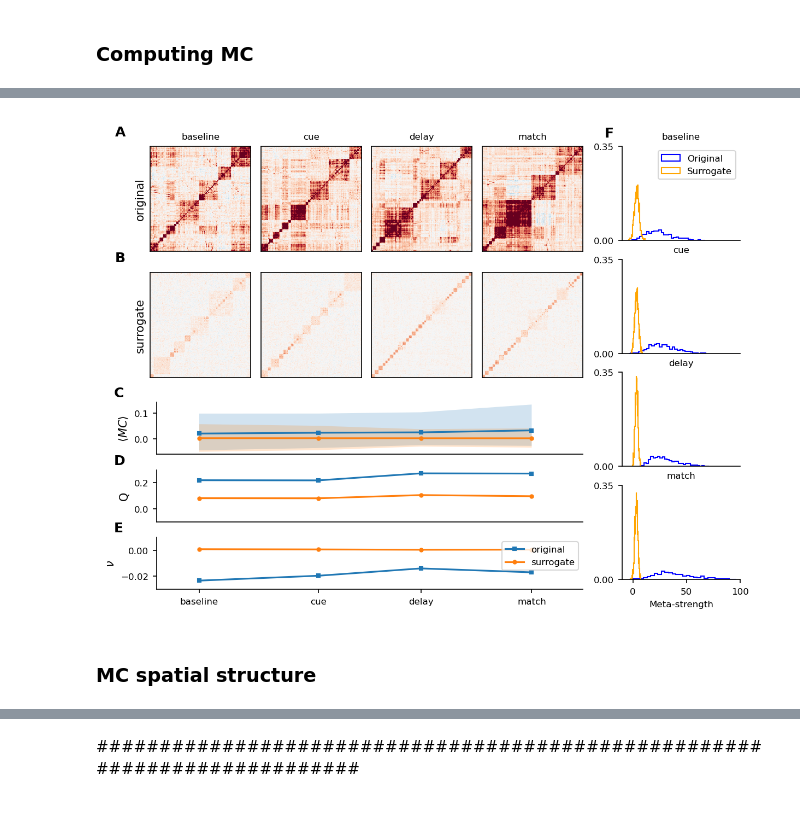
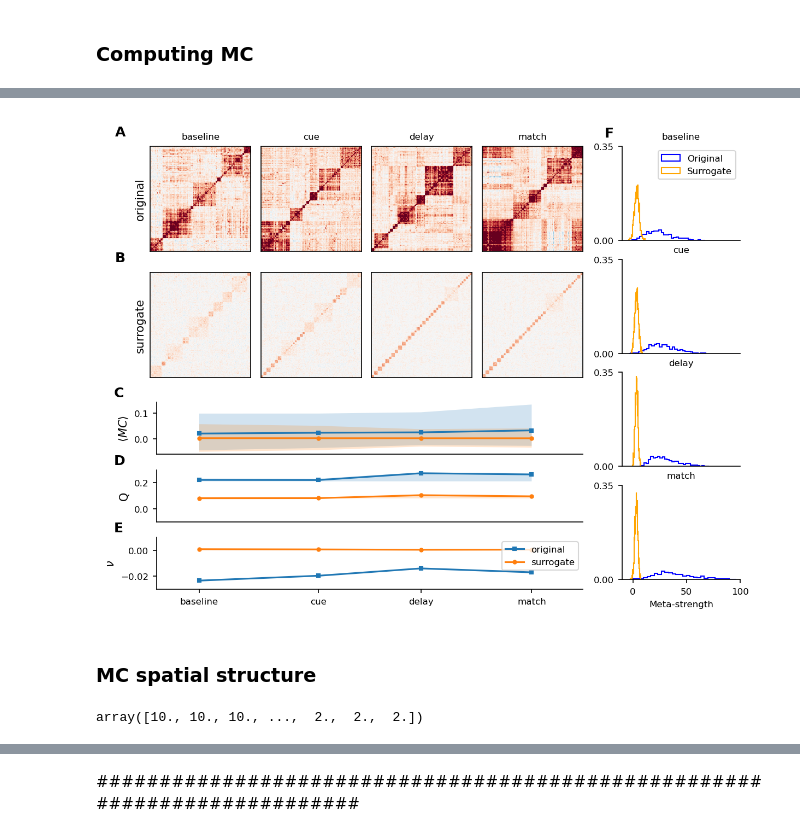
Before and after one commit to ViniciusLima94/GrayData-Analysis, a Jupyter notebook: notebooks/5.0.2. Meta-connectivity analysis.ipynb, the cells around one changed output, grey strips where cells are left out. Drawn from its saved outputs; the diff is of its cells as text; code cells hidden in the pictures.

```diff
--- a/notebooks/5.0.2. Meta-connectivity analysis.ipynb
+++ b/notebooks/5.0.2. Meta-connectivity analysis.ipynb
@@ -128,0 +208,31 @@ MC_surr = return_MC(_surr=True,  verbose=True)
+# %%
+aff = np.zeros((MC.sizes["roi_1"], MC.sizes["freqs"], len(stages)))
+Q   = np.zeros((MC.sizes["freqs"],len(stages)))
+
+for s in range(MC.sizes["stages"]):
+    for f in range(MC.sizes["freqs"]):
+        T = _allegiance( MC.attrs["aff"][...,f,s].T-1 )
+        aff[:,f,s], Q[f,s] = bc.modularity.modularity_finetune_und(T, seed=500)
+
+MC.attrs["aff_r"] = aff
+MC.attrs["Q_r"]   = Q
+# %%
+aff = np.zeros((MC_surr.sizes["roi_1"], MC_surr.sizes["freqs"], len(stages)))
+Q   = np.zeros((MC_surr.sizes["freqs"],len(stages)))
+
+for s in range(MC_surr.sizes["stages"]):
+    for f in range(MC_surr.sizes["freqs"]):
+        T = _allegiance( MC_surr.attrs["aff"][...,f,s].T-1 )
+        aff[:,f,s], Q[f,s] = bc.modularity.modularity_finetune_und(T, seed=100)
+
+MC_surr.attrs["aff_r"] = aff
+MC_surr.attrs["Q_r"]   = Q
+# %%
+plt.figure(figsize=(12,10))
+a,q = bc.modularity.modularity_finetune_und(T, seed=0)
+ii  = np.argsort(a)
+plt.imshow(T[np.ix_(ii,ii)], aspect="auto", cmap="jet", origin="lower")
+plt.title("Allegiance Matrix", fontsize=BIGGER_SIZE)
+plt.xlabel("Meta-node", fontsize=BIGGER_SIZE)
+plt.ylabel("Meta-node", fontsize=BIGGER_SIZE)
+plt.colorbar()
@@ -155,7 +268,7 @@ sr_axes = [4,5,6,7]
 
 for i, ax_i in enumerate( or_axes ):
     plt.sca(ax_list[ax_i])
-    ii = np.argsort(MC.attrs["aff"][:,_FREQ,i])
+    ii = np.argsort(MC.attrs["aff_r"][:,_FREQ,i])
     plt.imshow(MC.isel(freqs=_FREQ,stages=i).values[np.ix_(ii,ii)],aspect="auto",cmap="RdBu_r", origin="lower",vmin=vmin,vmax=vmax)
     plt.xticks([])
     plt.yticks([])
@@ -164,7 +277,7 @@ for i, ax_i in enumerate( or_axes ):
 
 for i, ax_i in enumerate( sr_axes ):
     plt.sca(ax_list[ax_i])
-    ii = np.argsort(MC_surr.attrs["aff"][:,_FREQ,i])
+    ii = np.argsort(MC_surr.attrs["aff_r"][:,_FREQ,i])
     plt.imshow(MC_surr.isel(freqs=_FREQ,stages=i).values[np.ix_(ii,ii)],aspect="auto",cmap="RdBu_r", origin="lower",vmin=vmin,vmax=vmax)
     plt.xticks([])
     plt.yticks([])
@@ -210,8 +323,12 @@ plt.xlim([0,1])
 # Modularity
 #################################################################
 plt.sca(ax11)
-plt.plot(_x, MC.attrs["Q"][_FREQ], 's-', ms=3)
-plt.plot(_x, MC_surr.attrs["Q"][_FREQ], 'o-', ms=3)
+plt.plot(_x, MC.attrs["Q"][:,_FREQ,:].mean(axis=0), 's-', ms=3)
+plt.fill_between(_x, np.quantile( MC.attrs["Q"][:,_FREQ,:], 5/100),
+                     np.quantile( MC.attrs["Q"][:,_FREQ,:], 95/100, axis=0), alpha=.2  )
+plt.plot(_x, MC_surr.attrs["Q"][:,_FREQ,:].mean(axis=0), 'o-', ms=3)
+plt.fill_between(_x, np.quantile( MC_surr.attrs["Q"][:,_FREQ,:], 5/100),
+                     np.quantile( MC_surr.attrs["Q"][:,_FREQ,:], 95/100, axis=0), alpha=.2  )
 plt.ylabel("Q")
 #ax11.spines["bottom"].set_visible(False)
 plt.xticks([])
@@ -240,34 +357,34 @@ ax14 = plt.subplot(gs3[1])
 ax15 = plt.subplot(gs3[2])
 ax16 = plt.subplot(gs3[3])
 
 ax_list = fig.get_axes()
 
 for i, ax_i in enumerate([11,12,13,14]):
     plt.sca(ax_list[ax_i])
     plt.hist(MC.isel(freqs=_FREQ, stages=i).sum(axis=1), bins=30, density=True,
              lw=1, histtype='step', fill=False, color="b",orientation="vertical")
     plt.hist(MC_surr.isel(freqs=_FREQ, stages=i).sum(axis=1), bins=50, density=True,
              lw=1, histtype='step', fill=False, color="orange",orientation="vertical")
     if i==0: plt.legend(["Original", "Surrogate"], fontsize=SMALL_SIZE)
     if i<3:
         plt.xticks([])
     if i==3:
         plt.xlabel("Meta-strength", fontsize=SMALL_SIZE)
     plt.xlim([-10,100])
     plt.ylim([0,.35])
     plt.yticks([0,.35])
     ax_list[ax_i].spines["right"].set_visible(False)
     ax_list[ax_i].spines["top"].set_visible(False)
     plt.title(stages[i])
 
 plot.add_panel_letters(fig, axes=[ax1, ax5, ax10, ax11, ax12, ax13], fontsize=12,
                            xpos=[-0.35,-0.35,-0.1,-0.1,-0.1,-0.15], ypos=[1.1, 1.1, 1.1, 1.1, 1.1, 1.1]);
 
 bg = plot.Background(visible=False)
 
 plt.savefig(f"img/n5.0.2/meta_conn_stats_f_{_FREQ}.png")
 # %% [output]
-[figure, old version]
+[figure, new version]
 # %% [markdown]
 ### MC spatial structure
 # %%
@@ -297,4 +414,8 @@ def compute_trimer_st(MC, x_s, x_t, av=None):
             idx   = np.logical_or(x_s==f"{i}", x_t==f"{i}")
             ts[i] = MC[np.ix_(idx,idx)].sum()
     return ts
+# %%
+MC.attrs["aff_r"][:,1,2]
+# %% [output]
+array([10., 10., 10., ...,  2.,  2.,  2.])
 # %%
```
Also changed, not shown: parts of 23 cells of this notebook, 1 other file.
